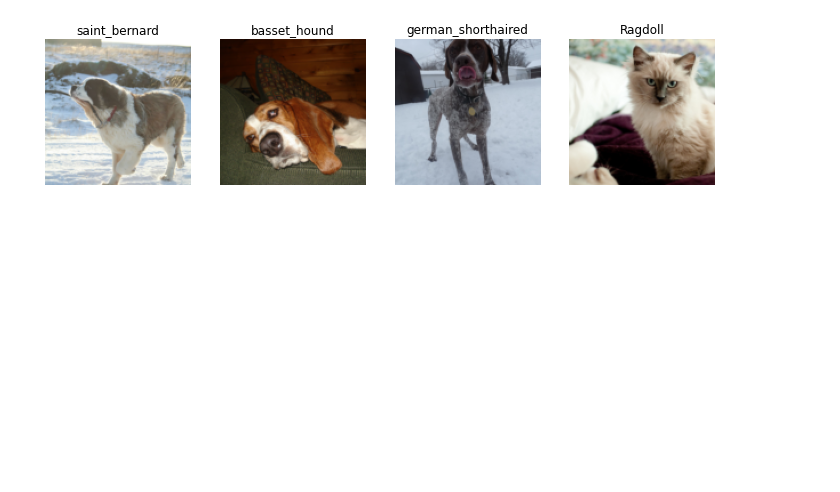
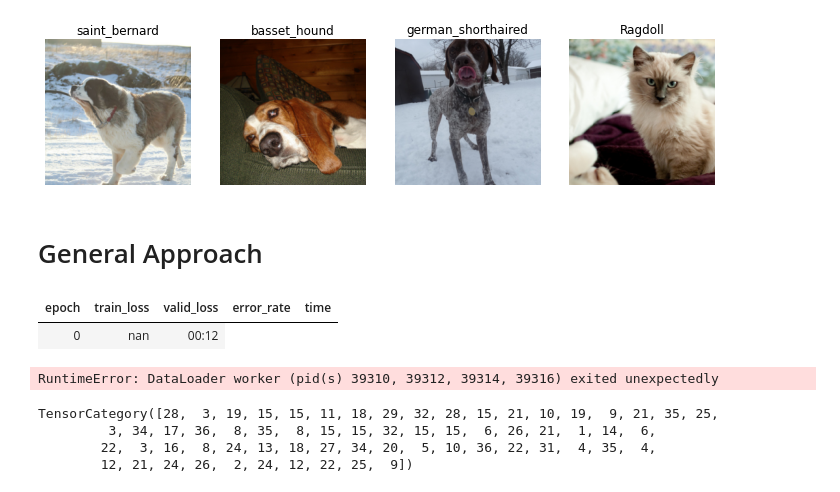
Before and after one commit to jclock98/class_cat_dog, a Jupyter notebook: Classifier Cat Dog.ipynb, the cells around one changed output. Saved outputs shown, nothing was run; the diff lists cells and outputs as text; code cells hidden in the pictures; blank space fills up the shorter version.

```diff
--- a/Classifier Cat Dog.ipynb
+++ b/Classifier Cat Dog.ipynb
@@ -48,4 +77,21 @@ dls = cat_dog.dataloaders(path)
 dls.valid.show_batch(max_n=4, nrows=1)
 # %% [output]
 [figure]
+# %% [markdown]
+# General Approach
+# %%
+learn = cnn_learner(dls, resnet34, metrics=error_rate)
+learn.fine_tune(2)
+# %% [output]
+| epoch | train_loss | valid_loss | error_rate | time |
+| 0 | nan | 00:12 |
+RuntimeError: DataLoader worker (pid(s) 39310, 39312, 39314, 39316) exited unexpectedly
+# %%
+x,y = dls.one_batch()
+y
+# %% [output]
+TensorCategory([28,  3, 19, 15, 15, 11, 18, 29, 32, 28, 15, 21, 10, 19,  9, 21, 35, 25,
+         3, 34, 17, 36,  8, 35,  8, 15, 15, 32, 15, 15,  6, 26, 21,  1, 14,  6,
+        22,  3, 16,  8, 24, 13, 18, 27, 34, 20,  5, 10, 36, 22, 31,  4, 35,  4,
+        12, 21, 24, 26,  2, 24, 12, 22, 25,  9])
 # %%
```
Also changed, not shown: parts of 27 cells of this notebook.
